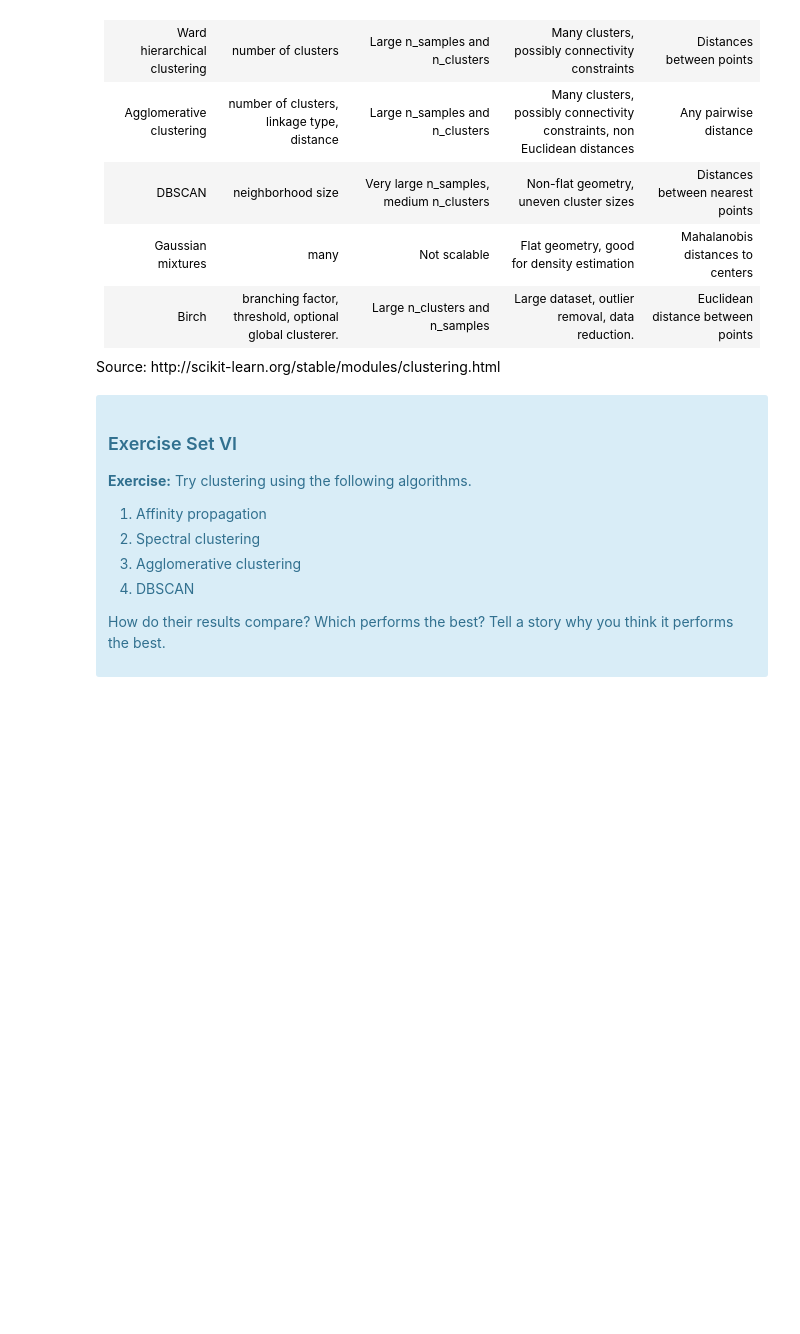
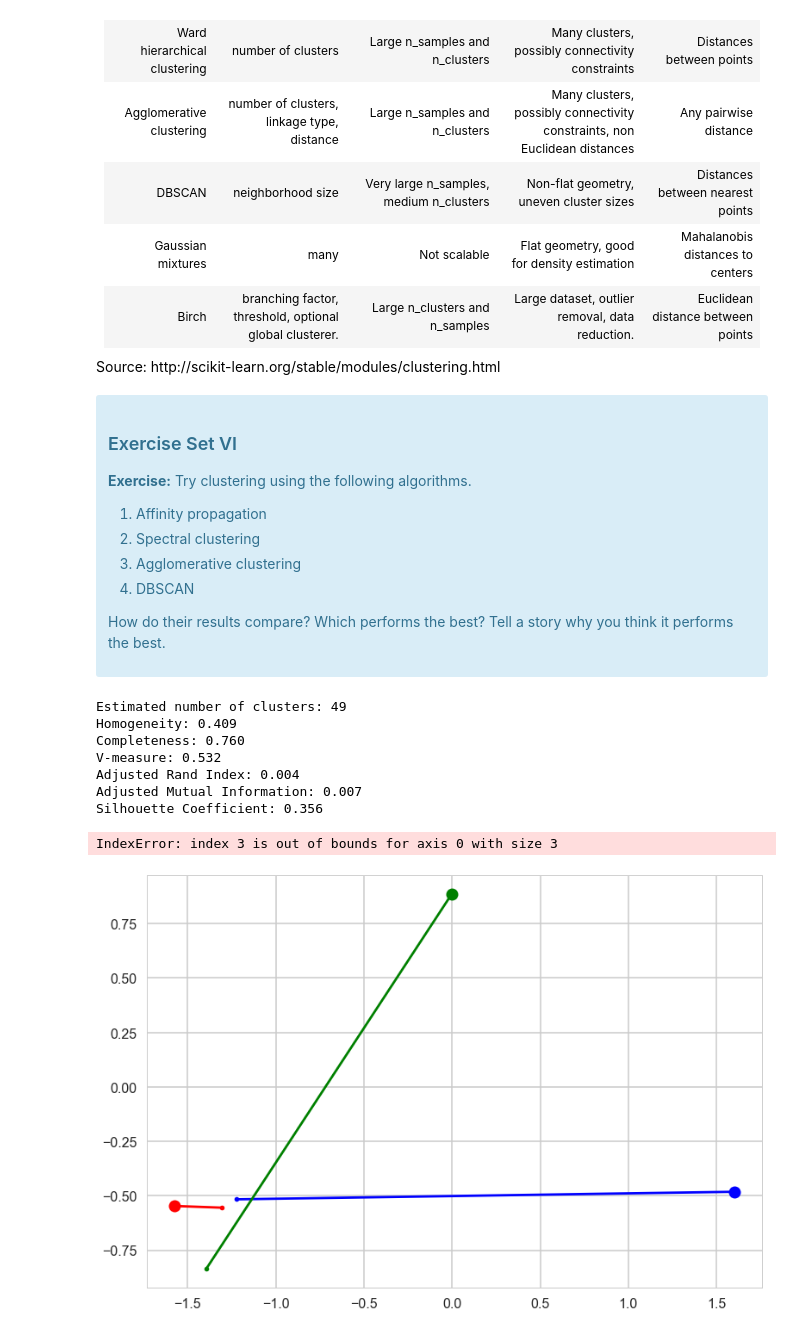
Before and after one commit to AOlden/sb-projects, a Jupyter notebook: clustering/Mini_Project_Clustering.ipynb, the cells around one changed output. Saved outputs shown, nothing was run; the diff lists cells and outputs as text; code cells hidden in the pictures; blank space fills up the shorter version.

```diff
--- a/clustering/Mini_Project_Clustering.ipynb
+++ b/clustering/Mini_Project_Clustering.ipynb
@@ -133,7 +135,7 @@ SS = []
 
 for k in K:
     cluster = KMeans(n_clusters = k, random_state = 17)
-    cluster.fit_predict(merged_fill[x_cols])
+    cluster.fit_predict(X)
     SS.append(cluster.inertia_)
 
 # Plot the elbow
@@ -511,0 +512,55 @@ Source: http://scikit-learn.org/stable/modules/clustering.html
+# %%
+# Affinity propagation
+
+from sklearn.cluster import AffinityPropagation
+from sklearn import metrics
+from itertools import cycle
+
+X_new = joined.as_matrix(columns=joined.columns[2:])
+cluster_ids = joined['cluster']
+
+# Compute Affinity Propagation
+af = AffinityPropagation(preference=-50).fit(X_new) #preference affects no. of clusters created
+cc_indices = af.cluster_centers_indices_
+labels = af.labels_
+
+n_clusters_ = len(cc_indices)
+
+print('Estimated number of clusters: %d' % n_clusters_)
+print("Homogeneity: %0.3f" % metrics.homogeneity_score(cluster_ids, labels))
+print("Completeness: %0.3f" % metrics.completeness_score(cluster_ids, labels))
+print("V-measure: %0.3f" % metrics.v_measure_score(cluster_ids, labels))
+print("Adjusted Rand Index: %0.3f"
+      % metrics.adjusted_rand_score(cluster_ids, labels))
+print("Adjusted Mutual Information: %0.3f"
+      % metrics.adjusted_mutual_info_score(cluster_ids, labels))
+print("Silhouette Coefficient: %0.3f"
+      % metrics.silhouette_score(X, labels, metric='sqeuclidean'))
+
+# Plot result
+plt.close('all')
+plt.figure(1)
+plt.clf()
+
+colors = cycle('bgrcmykbgrcmykbgrcmykbgrcmyk')
+for k, col in zip(range(n_clusters_), colors):
+    class_members = labels == k
+    cluster_center = X_new[cluster_centers_indices[k]]
+    plt.plot(X_new[class_members, 0], X_new[class_members, 1], col + '.')
+    plt.plot(cluster_center[0], cluster_center[1], 'o', markerfacecolor=col,
+             markeredgecolor='k', markersize=14)
+    for x in X_new[class_members]:
+        plt.plot([cluster_center[0], x[0]], [cluster_center[1], x[1]], col)
+
+plt.title('Estimated number of clusters: %d' % n_clusters_)
+plt.show()
+# %% [output]
+Estimated number of clusters: 49
+Homogeneity: 0.409
+Completeness: 0.760
+V-measure: 0.532
+Adjusted Rand Index: 0.004
+Adjusted Mutual Information: 0.007
+Silhouette Coefficient: 0.356
+IndexError: index 3 is out of bounds for axis 0 with size 3
+[figure, added]
```
Also changed, not shown: parts of 4 cells of this notebook.
